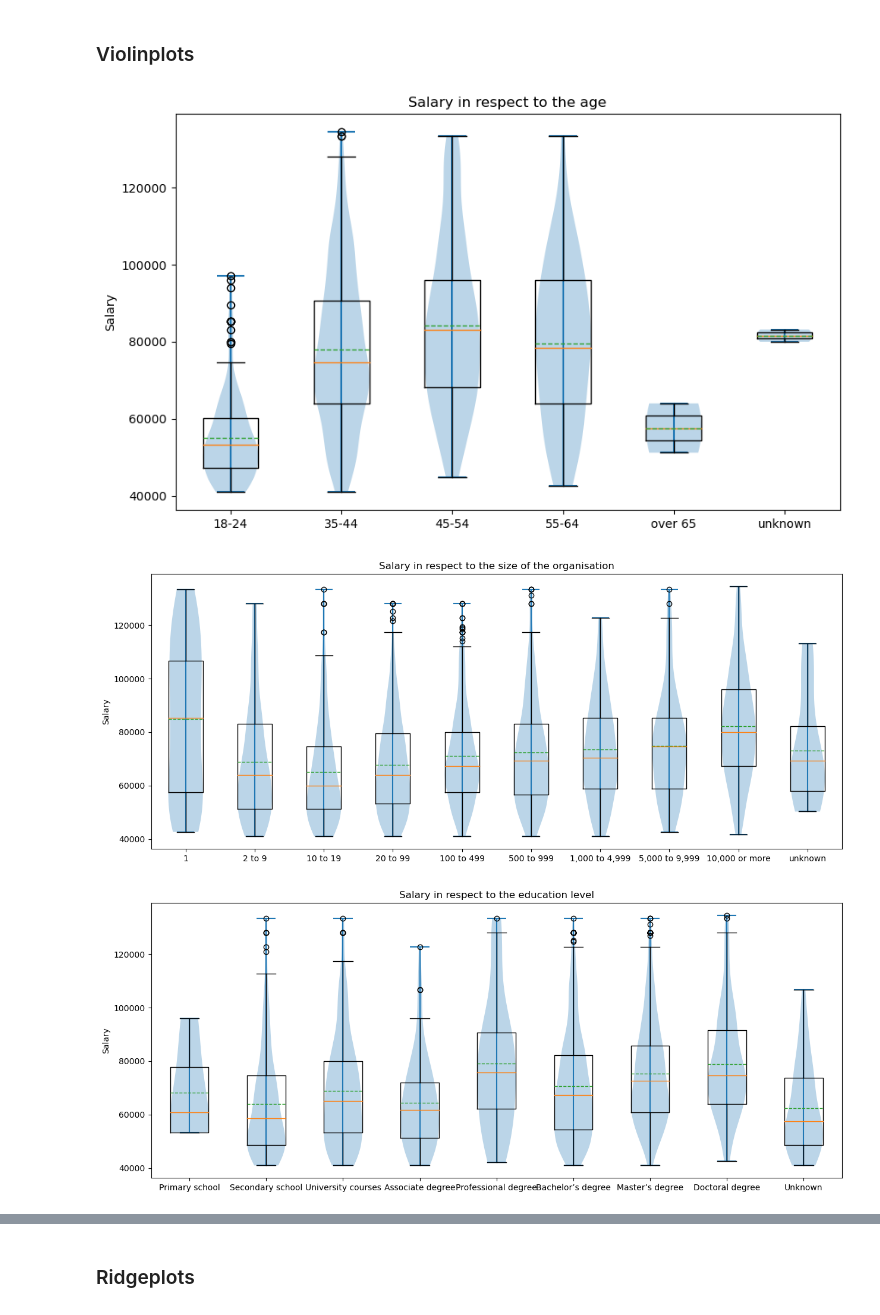
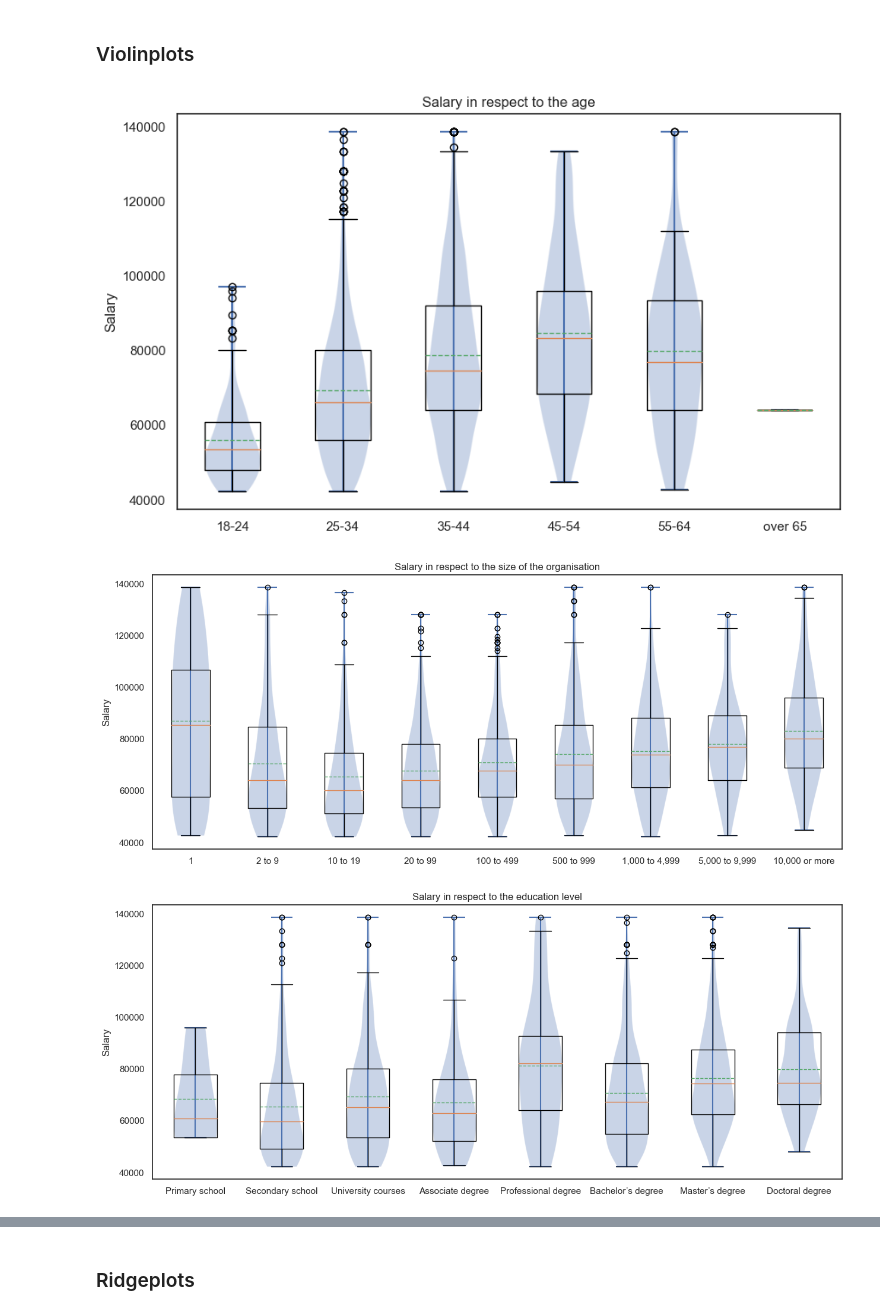
Before and after one commit to LucaF171/DataLiteracyProject, a Jupyter notebook: correlation_and_plots.ipynb, the cells around one changed output, grey strips where cells are left out. Drawn from its saved outputs; the diff is of its cells as text; code cells hidden in the pictures.

```diff
--- a/correlation_and_plots.ipynb
+++ b/correlation_and_plots.ipynb
@@ -105,13 +65,13 @@ KeyError: "['in-person', 'remote'] not in index"
 # %%
 data = [
     df_ger[df_ger['Age'] == "18-24"]['Salary'],
+    df_ger[df_ger['Age'] == "25-34"]['Salary'],
     df_ger[df_ger['Age'] == "35-44"]['Salary'],
     df_ger[df_ger['Age'] == "45-54"]['Salary'],
     df_ger[df_ger['Age'] == "55-64"]['Salary'],
     df_ger[df_ger['Age'] == "over 65"]['Salary'],
-    df_ger[df_ger['Age'] == "unknown"]['Salary']
 ]
-labels=["18-24", "35-44", "45-54", "55-64", "over 65", "unknown"]
+labels=["18-24", "25-34", "35-44", "45-54", "55-64", "over 65"]
 
 _, ax = plt.subplots(figsize=(10, 6))
 ax.violinplot(data)
@@ -121,7 +81,7 @@ ax.set_xticklabels(labels)
 ax.set(title='Salary in respect to the age')
 plt.show()
 # %% [output]
-[figure, old version]
+[figure, new version]
 # %%
 data = [
     df_ger[df_ger['OrgSize'] == "1"]['Salary'],
@@ -133,9 +93,8 @@ data = [
     df_ger[df_ger['OrgSize'] == "1,000 to 4,999"]['Salary'],
     df_ger[df_ger['OrgSize'] == "5,000 to 9,999"]['Salary'],
     df_ger[df_ger['OrgSize'] == "10,000 or more"]['Salary'],
-    df_ger[df_ger['OrgSize'] == "unknown"]['Salary']
 ]
-labels=["1", "2 to 9", "10 to 19", "20 to 99", "100 to 499", "500 to 999", "1,000 to 4,999", "5,000 to 9,999", "10,000 or more", "unknown"]
+labels=["1", "2 to 9", "10 to 19", "20 to 99", "100 to 499", "500 to 999", "1,000 to 4,999", "5,000 to 9,999", "10,000 or more"]
 
 _, ax = plt.subplots(figsize=(15, 6))
 ax.violinplot(data)
@@ -145,30 +104,29 @@ ax.set_xticklabels(labels)
 ax.set(title='Salary in respect to the size of the organisation')
 plt.show()
 # %% [output]
-[figure, old version]
+[figure, new version]
 # %%
 data = [
     df_ger[df_ger['EdLevel'] == "Primary school"]['Salary'],
     df_ger[df_ger['EdLevel'] == "Secondary school"]['Salary'],
     df_ger[df_ger['EdLevel'] == "University courses"]['Salary'],
     df_ger[df_ger['EdLevel'] == "Associate degree"]['Salary'],
     df_ger[df_ger['EdLevel'] == "Professional degree"]['Salary'],
     df_ger[df_ger['EdLevel'] == "Bachelor’s degree"]['Salary'],
     df_ger[df_ger['EdLevel'] == "Master’s degree"]['Salary'],
     df_ger[df_ger['EdLevel'] == "Doctoral degree"]['Salary'],
-    df_ger[df_ger['EdLevel'] == "Unknown"]['Salary']
 ]
-labels=["Primary school","Secondary school","University courses","Associate degree","Professional degree","Bachelor’s degree","Master’s degree","Doctoral degree","Unknown"]
+labels=["Primary school","Secondary school","University courses","Associate degree","Professional degree","Bachelor’s degree","Master’s degree","Doctoral degree"]
 
 _, ax = plt.subplots(figsize=(15, 6))
 ax.violinplot(data)
 ax.boxplot(data, showmeans=True, meanline=True)
 ax.set_ylabel("Salary")
 ax.set_xticklabels(labels)
 ax.set(title='Salary in respect to the education level')
 plt.show()
 # %% [output]
-[figure, old version]
+[figure, new version]
 # %%
 data = [
     df_ger[df_ger['RemoteWork'] == "in-person"]['Salary'],
```
Also changed, not shown: parts of 12 cells of this notebook, 3 other files.
